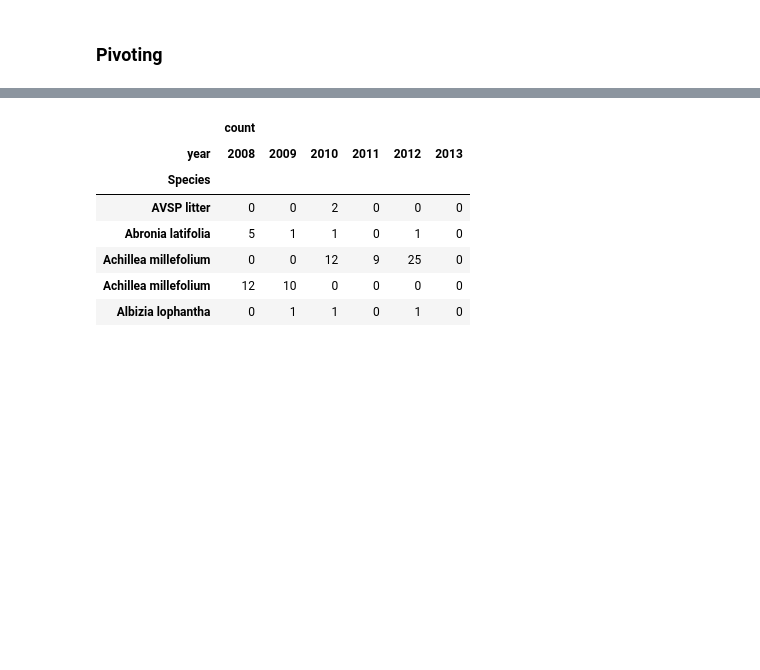
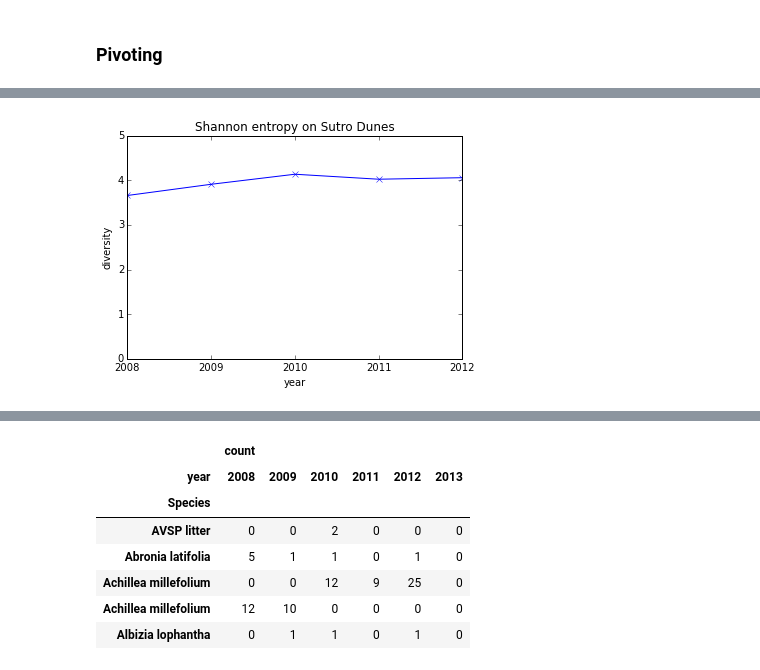
Before and after one commit to odscwest/parksconserverancy, a Jupyter notebook: preprocess.ipynb, the cells around one changed output, grey strips where cells are left out. Cells and saved outputs as stored; diff of their text form; code cells hidden in the pictures; blank space fills up the shorter version.

```diff
--- a/preprocess.ipynb
+++ b/preprocess.ipynb
@@ -165,3 +182,21 @@ dfpiv_sudu.head()
 | Achillea millefolium | 12 | 10 | 0 | 0 | 0 | 0 |
 | Albizia lophantha | 0 | 1 | 1 | 0 | 1 | 0 |
 | Ambrosia chamissonis | 14 | 11 | 7 | 1 | 4 | 0 |
+# %%
+f = (dfpiv_sudu/dfpiv_sudu.sum())
+shannon = - (f*np.log2(f)).sum()
+shannon
+
+plt.plot(shannon.index.tolist(), shannon, "x-")
+
+x_formatter = plt.matplotlib.ticker.ScalarFormatter(useOffset=False)
+plt.gca().xaxis.set_major_formatter(x_formatter)
+plt.xlim(xlims)
+plt.xticks(range(xlims[0], xlims[-1]+1))
+plt.ylim([0, np.ceil(max(shannon))])
+plt.title("Shannon entropy on Sutro Dunes")
+plt.xlabel("year")
+plt.ylabel("diversity")
+pass
+# %% [output]
+[figure, added]
```
Also changed, not shown: parts of 8 cells of this notebook, 4 other files.
